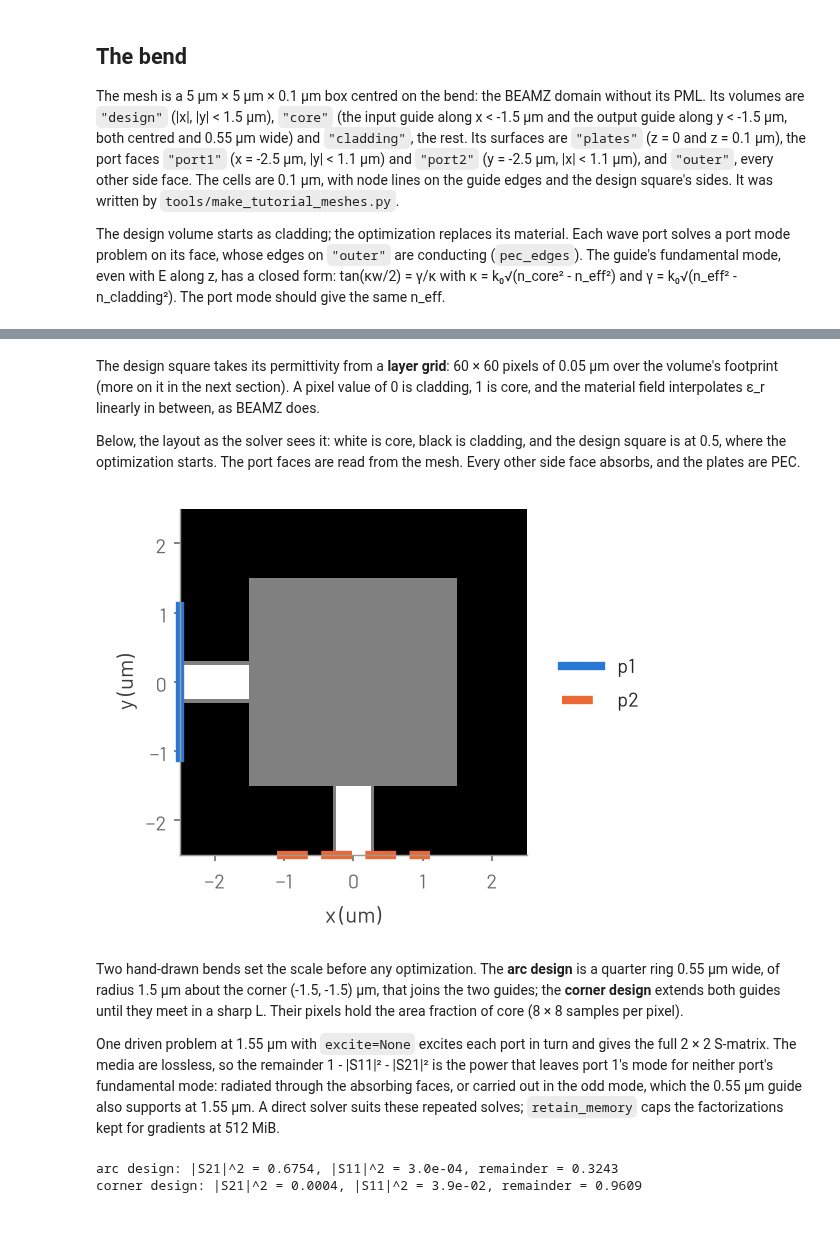
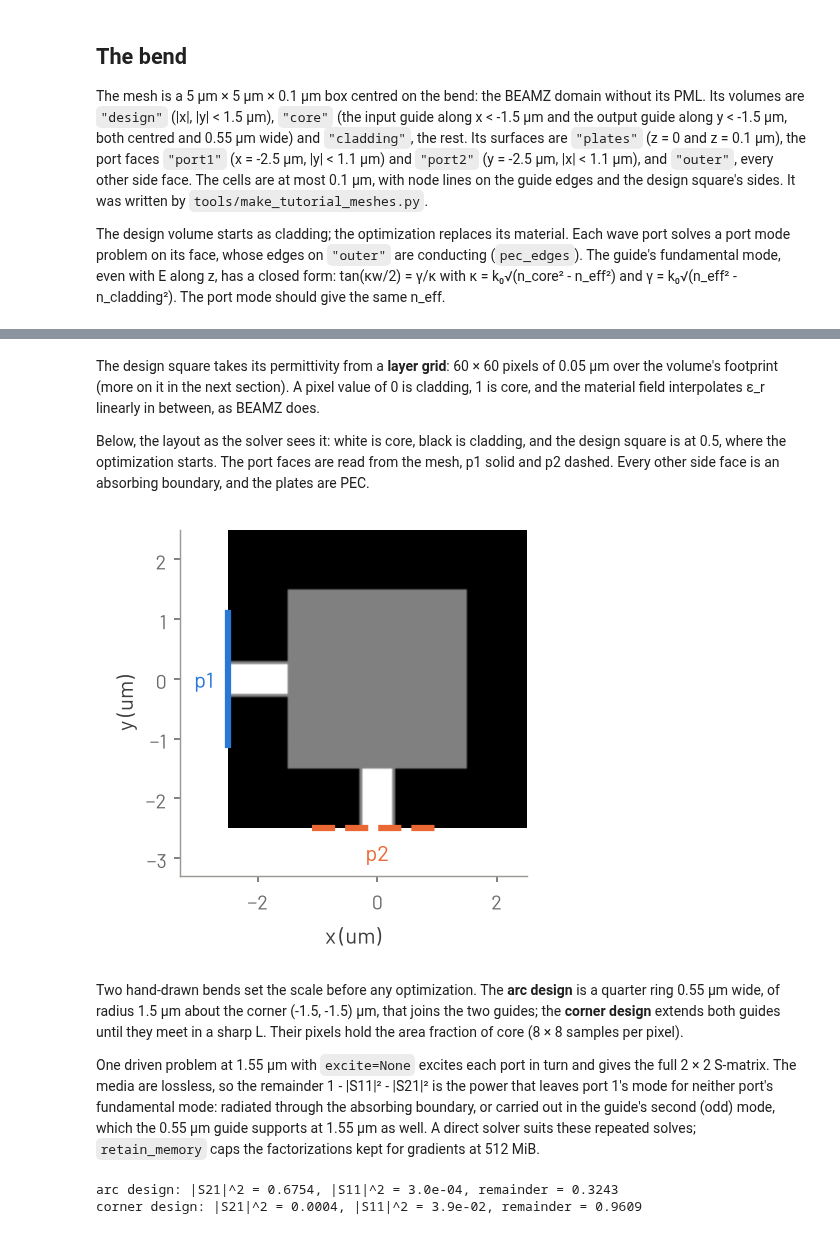
Before and after one commit to benvial/gfem, a Jupyter notebook: docs/tutorials/bend.ipynb, the cells around one changed output, grey strips where cells are left out. Drawn from its saved outputs; the diff is of its cells as text; code cells hidden in the pictures.

```diff
--- a/docs/tutorials/bend.ipynb
+++ b/docs/tutorials/bend.ipynb
@@ -67,7 +66,7 @@ guide along x < -1.5 µm and the output guide along y < -1.5 µm, both centred a
 0.55 µm wide) and `"cladding"`, the rest. Its surfaces are `"plates"` (z = 0 and
 z = 0.1 µm), the port faces `"port1"` (x = -2.5 µm, |y| < 1.1 µm) and `"port2"`
 (y = -2.5 µm, |x| < 1.1 µm), and `"outer"`, every other side face. The cells are
-0.1 µm, with node lines on the guide edges and the design square's sides. It was
+at most 0.1 µm, with node lines on the guide edges and the design square's sides. It was
 written by `tools/make_tutorial_meshes.py`.
 
 The design volume starts as cladding; the optimization replaces its material. Each
@@ -133,7 +132,8 @@ between, as BEAMZ does.
 
 Below, the layout as the solver sees it: white is core, black is cladding, and the
 design square is at 0.5, where the optimization starts. The port faces are read from
-the mesh. Every other side face absorbs, and the plates are PEC.
+the mesh, p1 solid and p2 dashed. Every other side face is an absorbing boundary,
+and the plates are PEC.
 # %%
 grid = design.LayerGrid(mesh, "design", pitch=0.05 * um)
 HALF = 2.5 * um  # the box's half-width
@@ -152,40 +152,43 @@ def in_arms(x, y):
     guide = WIDTH / 2
     return ((x < -1.5 * um) & (np.abs(y) <= guide)) | (
         (y < -1.5 * um) & (np.abs(x) <= guide)
     )
 
 
 centres = -HALF + (np.arange(round(2 * HALF / grid.pitch)) + 0.5) * grid.pitch
 corner_pixel = round((grid.origin[0] + HALF) / grid.pitch)  # same in x and y
 inside_design = np.s_[
     corner_pixel : corner_pixel + grid.shape[0],
     corner_pixel : corner_pixel + grid.shape[1],
 ]
 EXTENT = np.array([-HALF, HALF, -HALF, HALF]) / um
 
 
 def window(density):
     # The whole 5 um x 5 um box as a pixel image: the guides around a design density.
     image = area_fraction(in_arms, centres, centres, grid.pitch)
     image[inside_design] = np.asarray(density)
     return image
 
 
 start = np.full(grid.shape, 0.5)
 nodes = np.asarray(mesh.nodes) / um
 fig, ax = plt.subplots(figsize=(6, 3))
 ax.imshow(window(start), origin="lower", extent=EXTENT, cmap="gray", vmin=0, vmax=1)
-for colour, port, face in (("C0", "p1", "port1"), ("C1", "p2", "port2")):
+ports = (("p1", "port1", "C0", "-"), ("p2", "port2", "C1", "--"))  # solid, dashed
+for port, face, colour, style in ports:
     xy = nodes[mesh.triangles[mesh.elements(face)]].reshape(-1, 3)[:, :2]
     lo, hi = xy.min(axis=0), xy.max(axis=0)
-    ax.plot(
-        [lo[0], hi[0]], [lo[1], hi[1]], color=colour, lw=4, clip_on=False, label=port
-    )
+    ax.plot([lo[0], hi[0]], [lo[1], hi[1]], color=colour, ls=style, lw=3)
+    # The label sits 0.4 um beyond the face's middle, outside the image.
+    middle = (lo + hi) / 2
+    ax.text(*middle * (1 + 0.4 / 2.5), port, color=colour, ha="center", va="center")
+ax.set_xlim(EXTENT[0] - 0.8, EXTENT[1])  # room for the labels
+ax.set_ylim(EXTENT[2] - 0.8, EXTENT[3])
 ax.set_xlabel("x (um)")
-ax.set_ylabel("y (um)")
-ax.legend(loc="center left", bbox_to_anchor=(1.05, 0.5));
+ax.set_ylabel("y (um)");
 # %% [output]
-[figure, old version]
+[figure, new version]
 # %% [markdown]
 Two hand-drawn bends set the scale before any optimization. The **arc design** is a
 quarter ring 0.55 µm wide, of radius 1.5 µm about the corner (-1.5, -1.5) µm, that
@@ -195,8 +198,8 @@ sharp L. Their pixels hold the area fraction of core (8 × 8 samples per pixel).
 One driven problem at 1.55 µm with `excite=None` excites each port in turn and gives
 the full 2 × 2 S-matrix. The media are lossless, so the remainder
 1 - |S11|² - |S21|² is the power that leaves port 1's mode for neither port's
-fundamental mode: radiated through the absorbing faces, or carried out in the odd
-mode, which the 0.55 µm guide also supports at 1.55 µm. A direct solver suits these
+fundamental mode: radiated through the absorbing boundary, or carried out in the
+guide's second (odd) mode, which the 0.55 µm guide supports at 1.55 µm as well. A direct solver suits these
 repeated solves; `retain_memory` caps the factorizations kept for gradients at
 512 MiB.
 # %%
```
Also changed, not shown: parts of 22 cells of this notebook, 1 other file.
